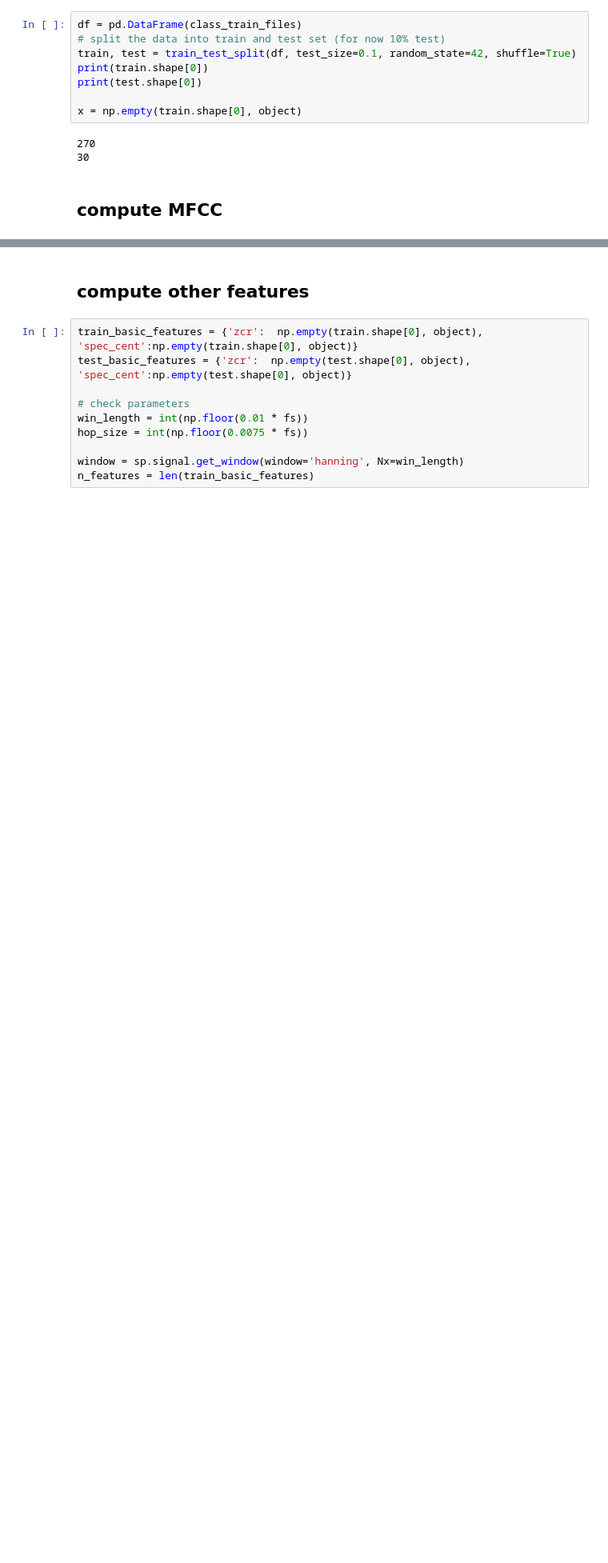
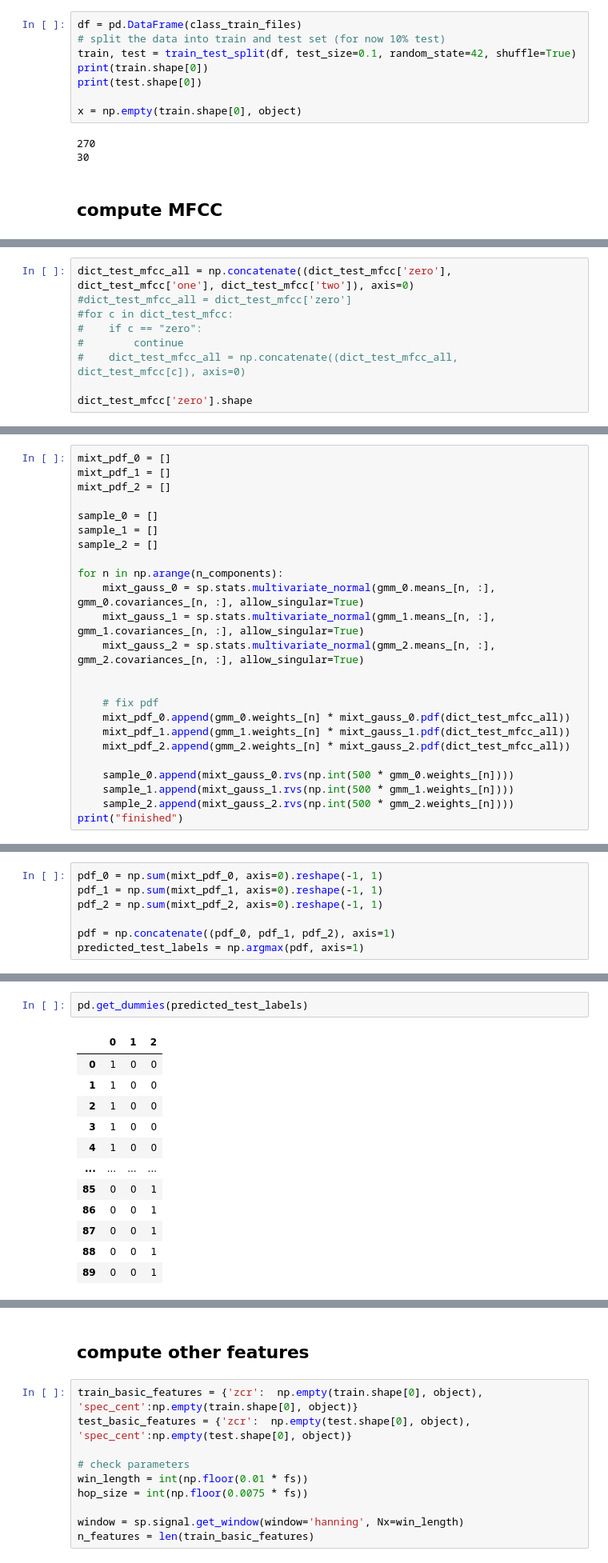
Before and after one commit to FrancescoZumo/CMLS-homework-1, a Jupyter notebook: spoken_digit_classification.ipynb, the cells around one changed output, grey strips where cells are left out. Shown at 80% size. Drawn from its saved outputs; the diff is of its cells as text; blank space fills up the shorter version.

```diff
--- a/spoken_digit_classification.ipynb
+++ b/spoken_digit_classification.ipynb
@@ -152,0 +160,9 @@ array([ 20.36855888, -14.86614227,  12.6977663 ,  -8.94446945,
+# %%
+dict_test_mfcc_all = np.concatenate((dict_test_mfcc['zero'], dict_test_mfcc['one'], dict_test_mfcc['two']), axis=0)
+#dict_test_mfcc_all = dict_test_mfcc['zero']
+#for c in dict_test_mfcc:
+#    if c == "zero":
+#        continue
+#    dict_test_mfcc_all = np.concatenate((dict_test_mfcc_all, dict_test_mfcc[c]), axis=0)
+
+dict_test_mfcc['zero'].shape
@@ -152,0 +171,24 @@ array([ 20.36855888, -14.86614227,  12.6977663 ,  -8.94446945,
+# %%
+mixt_pdf_0 = []
+mixt_pdf_1 = []
+mixt_pdf_2 = []
+
+sample_0 = []
+sample_1 = []
+sample_2 = []
+
+for n in np.arange(n_components):
+    mixt_gauss_0 = sp.stats.multivariate_normal(gmm_0.means_[n, :], gmm_0.covariances_[n, :], allow_singular=True)
+    mixt_gauss_1 = sp.stats.multivariate_normal(gmm_1.means_[n, :], gmm_1.covariances_[n, :], allow_singular=True)
+    mixt_gauss_2 = sp.stats.multivariate_normal(gmm_2.means_[n, :], gmm_2.covariances_[n, :], allow_singular=True)
+
+
+    # fix pdf
+    mixt_pdf_0.append(gmm_0.weights_[n] * mixt_gauss_0.pdf(dict_test_mfcc_all))
+    mixt_pdf_1.append(gmm_1.weights_[n] * mixt_gauss_1.pdf(dict_test_mfcc_all))
+    mixt_pdf_2.append(gmm_2.weights_[n] * mixt_gauss_2.pdf(dict_test_mfcc_all))
+
+    sample_0.append(mixt_gauss_0.rvs(np.int(500 * gmm_0.weights_[n])))
+    sample_1.append(mixt_gauss_1.rvs(np.int(500 * gmm_1.weights_[n])))
+    sample_2.append(mixt_gauss_2.rvs(np.int(500 * gmm_2.weights_[n])))
+print("finished")
@@ -152,0 +197,7 @@ array([ 20.36855888, -14.86614227,  12.6977663 ,  -8.94446945,
+# %%
+pdf_0 = np.sum(mixt_pdf_0, axis=0).reshape(-1, 1)
+pdf_1 = np.sum(mixt_pdf_1, axis=0).reshape(-1, 1)
+pdf_2 = np.sum(mixt_pdf_2, axis=0).reshape(-1, 1)
+
+pdf = np.concatenate((pdf_0, pdf_1, pdf_2), axis=1)
+predicted_test_labels = np.argmax(pdf, axis=1)
@@ -152,0 +270,15 @@ array([ 20.36855888, -14.86614227,  12.6977663 ,  -8.94446945,
+# %%
+pd.get_dummies(predicted_test_labels)
+# %% [output]
+|  | 0 | 1 | 2 |
+| 0 | 1 | 0 | 0 |
+| 1 | 1 | 0 | 0 |
+| 2 | 1 | 0 | 0 |
+| 3 | 1 | 0 | 0 |
+| 4 | 1 | 0 | 0 |
+| ... | ... | ... | ... |
+| 85 | 0 | 0 | 1 |
+| 86 | 0 | 0 | 1 |
+| 87 | 0 | 0 | 1 |
+| 88 | 0 | 0 | 1 |
+| 89 | 0 | 0 | 1 |
```
Also changed, not shown: parts of 55 cells of this notebook.
